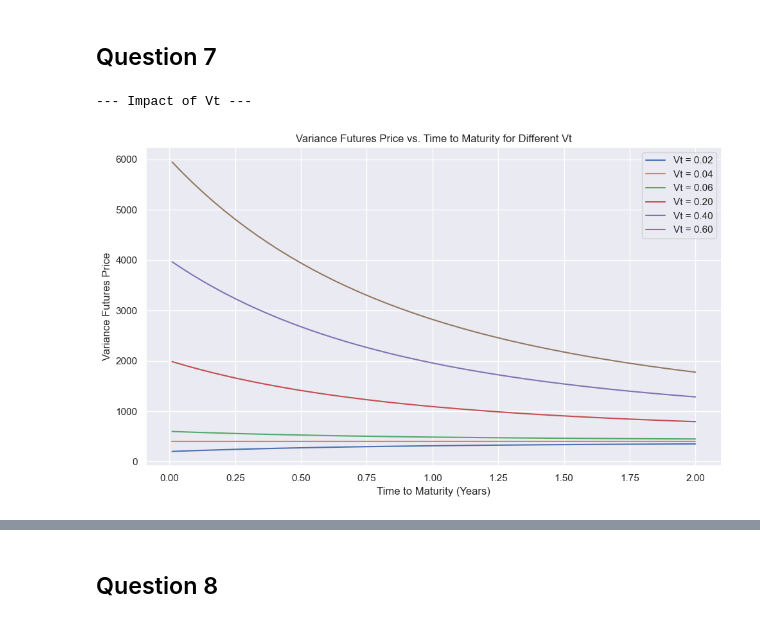
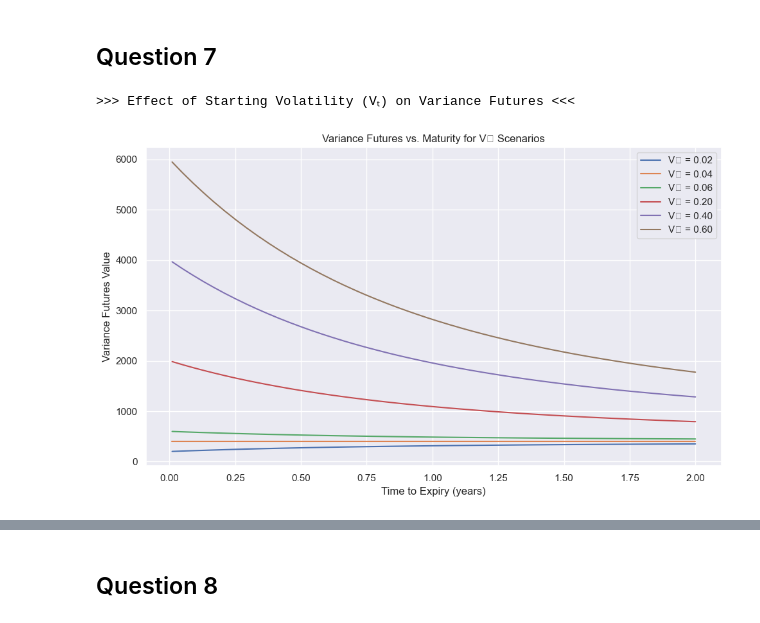
Before and after one commit to arthurdhonneur7/derivatives_project, a Jupyter notebook: project.ipynb, the cells around one changed output, grey strips where cells are left out. Cells and saved outputs as stored; diff of their text form; code cells hidden in the pictures.

```diff
--- a/project.ipynb
+++ b/project.ipynb
@@ -134,27 +175,29 @@ def variance_futures_price(T_minus_t, t0, t, accrued_var, Vt, lam, theta, xi):
 # %%
-taus = np.linspace(0.01, 2.0, 50) # From 0.01 years to 2 years
+# Generate maturity grid
+maturities = np.linspace(0.01, 2.0, 50)
 
-print("--- Impact of Vt ---")
-t0 = 0.0
-t = 0.0
-lambd_base = 2
-theta_base = 0.04
-xi_base = 0.5
-accrued_var = 0.0
-Vts_to_test = [0.02, 0.04, 0.06, 0.2, 0.4, 0.6]
+# --- Section 1: Sensitivity to initial variance Vt ---
+print(">>> Effect of Starting Volatility (Vₜ) on Variance Futures <<<")
+
+base_params = dict(t_start=0.0, t_current=0.0,
+                   lambd=2.0, theta=0.04, xi=0.5,
+                   cum_variance=0.0)
+
+test_Vts = [0.02, 0.04, 0.06, 0.2, 0.4, 0.6]
 plt.figure(figsize=(10, 6))
-for test_Vt in Vts_to_test:
-    prices = [variance_futures_price(tau, t0, t, accrued_var, test_Vt, lambd_base, theta_base, xi_base) for tau in taus]
-    plt.plot(taus, prices, label=f'Vt = {test_Vt:.2f}')
-plt.xlabel('Time to Maturity (Years)')
-plt.ylabel('Variance Futures Price')
-plt.title('Variance Futures Price vs. Time to Maturity for Different Vt')
+for v0 in test_Vts:
+    curve = [price_variance_future(tau, **base_params, v_initial=v0) for tau in maturities]
+    plt.plot(maturities, curve, label=f"V₀ = {v0:.2f}")
+
+plt.xlabel("Time to Expiry (years)")
+plt.ylabel("Variance Futures Value")
+plt.title("Variance Futures vs. Maturity for V₀ Scenarios")
 plt.legend()
 plt.grid(True)
 plt.tight_layout()
-plt.savefig('./plots/Question 7_1.png')
+plt.savefig("./plots/variance_futures_v0.png")
 plt.show()
 # %% [output]
---- Impact of Vt ---
+>>> Effect of Starting Volatility (Vₜ) on Variance Futures <<<
-[figure, old version]
+[figure, new version]
 # %%
```
Also changed, not shown: parts of 13 cells of this notebook, 6 other files.
